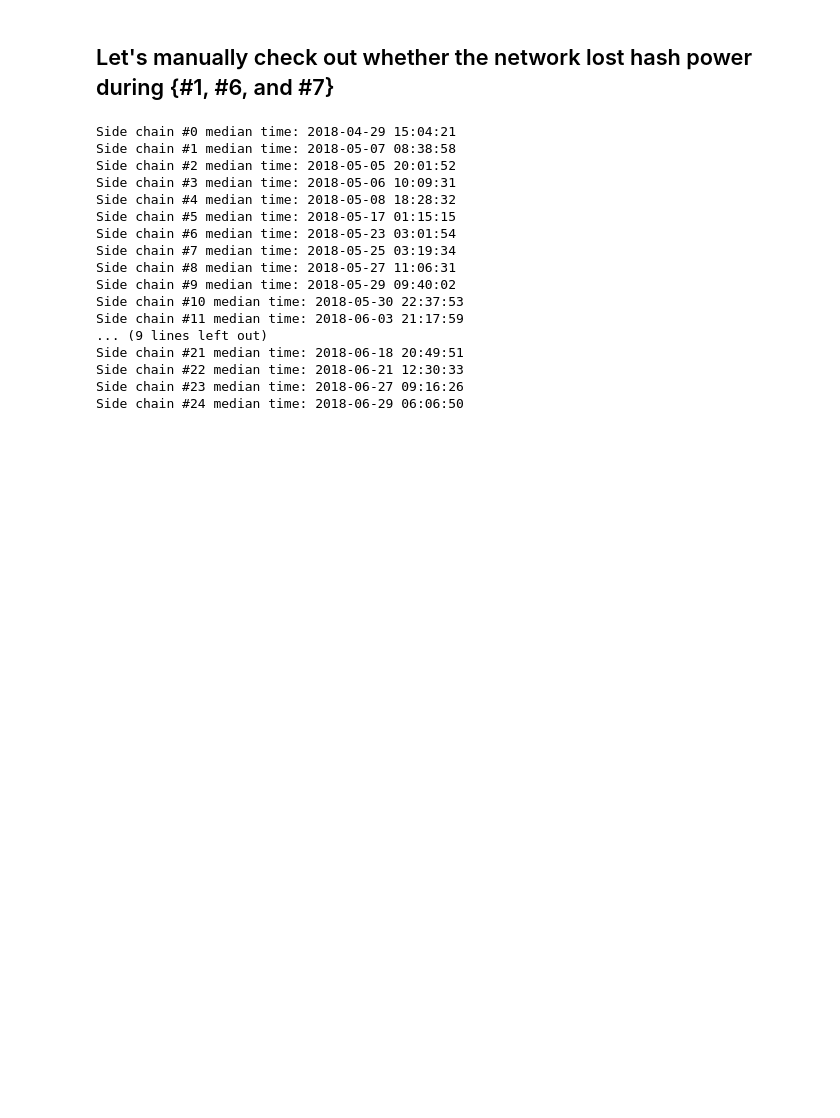
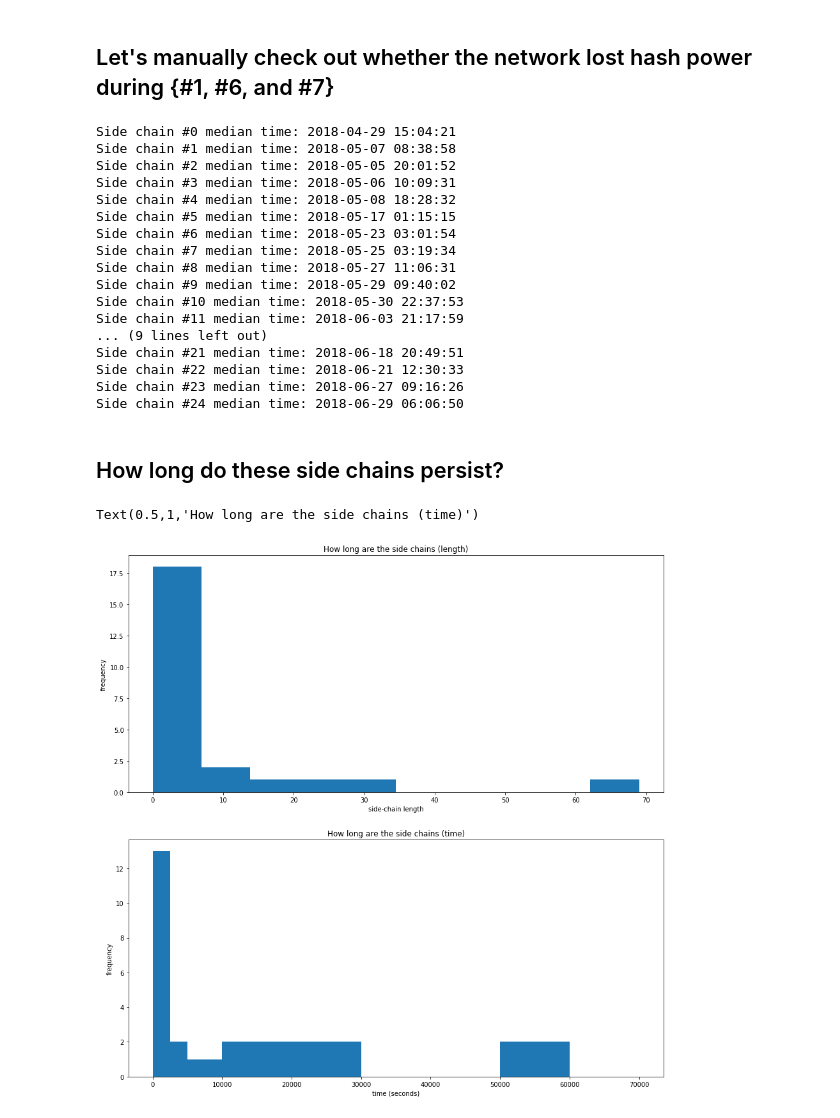
Before and after one commit to noncesense-research-lab/archival_network, a Jupyter notebook: altchain_temporal_study.ipynb, the cells around one changed output. Saved outputs shown, nothing was run; the diff lists cells and outputs as text; code cells hidden in the pictures; blank space fills up the shorter version.

```diff
--- a/altchain_temporal_study.ipynb
+++ b/altchain_temporal_study.ipynb
@@ -298,3 +303,21 @@ Side chain #21 median time: 2018-06-18 20:49:51
 Side chain #22 median time: 2018-06-21 12:30:33
 Side chain #23 median time: 2018-06-27 09:16:26
 Side chain #24 median time: 2018-06-29 06:06:50
+# %% [markdown]
+## How long do these side chains persist?
+# %%
+fig = plt.figure(figsize=(15,15))
+ax1 = fig.add_subplot(211)
+ax1.set_xlabel('side-chain length')
+ax1.set_ylabel('frequency')
+ax1.set_title('How long are the side chains (length)')
+plt.hist(b1s.side_chain_length[b1s.terminal_block==1])
+
+ax2 = fig.add_subplot(212)
+plt.hist(b1s.side_chain_time[b1s.terminal_block==1],bins=(0,2500, 5000, 7500, 10000,20000,30000,40000,50000,60000,70000))
+ax2.set_xlabel('time (seconds)')
+ax2.set_ylabel('frequency')
+ax2.set_title('How long are the side chains (time)')
+# %% [output]
+Text(0.5,1,'How long are the side chains (time)')
+[figure, added]
```
Also changed, not shown: parts of 5 cells of this notebook.
